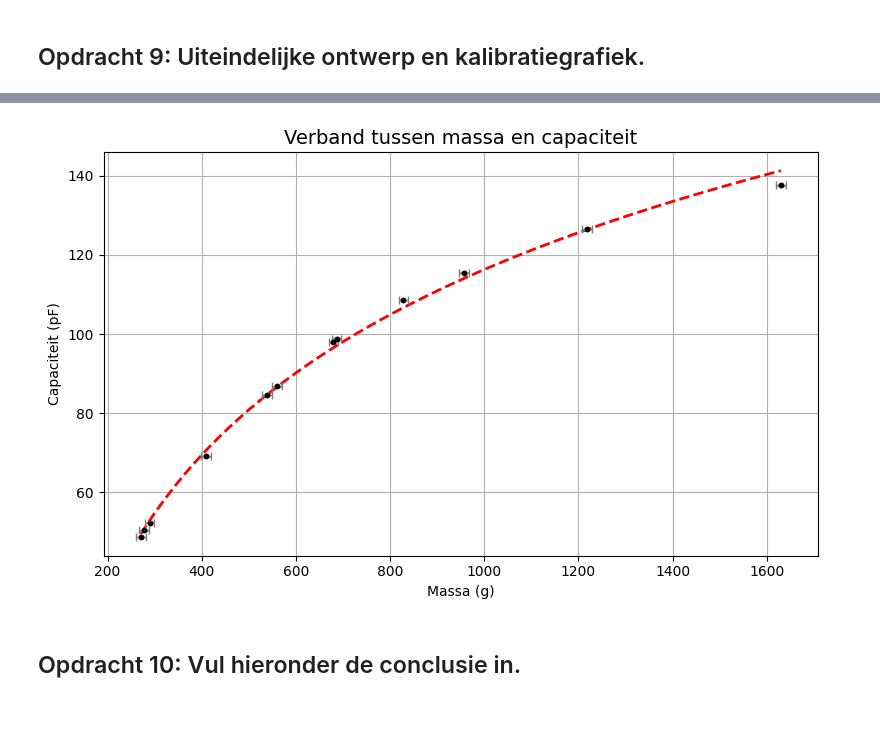
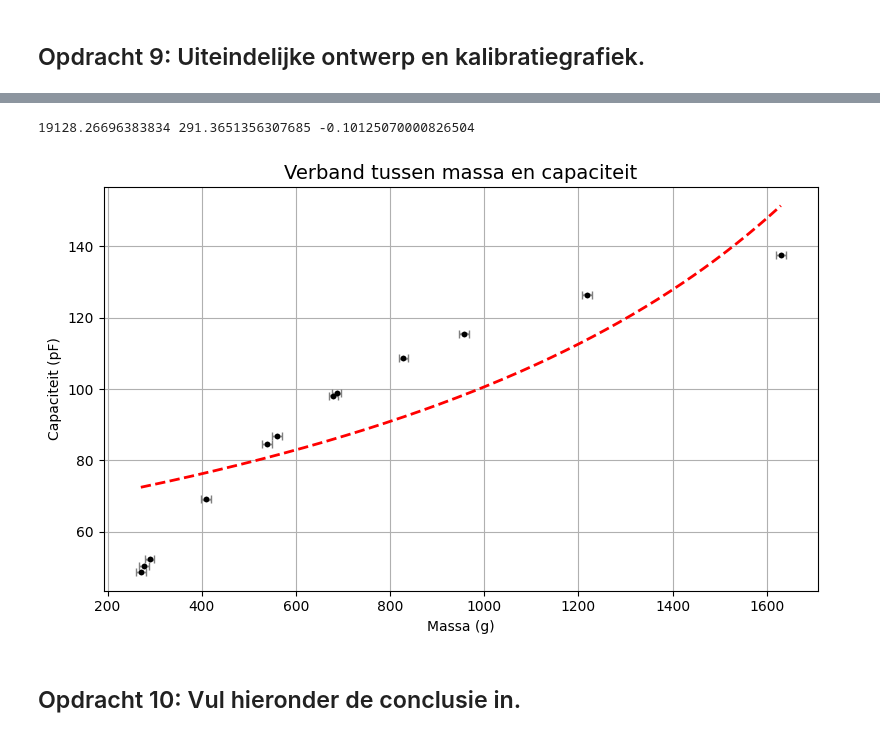
Before and after one commit to fvandeschaft-ai/defd-floor-goed, a Jupyter notebook: FysiekeOntwerpopdrachten/2OntwerpEenSensorCondensator/DEFOntwerpopdracht2OntwerpEenSensorInvulTemplate.ipynb, the cells around one changed output, grey strips where cells are left out. Drawn from its saved outputs; the diff is of its cells as text; code cells hidden in the pictures.

```diff
--- a/FysiekeOntwerpopdrachten/2OntwerpEenSensorCondensator/DEFOntwerpopdracht2OntwerpEenSensorInvulTemplate.ipynb
+++ b/FysiekeOntwerpopdrachten/2OntwerpEenSensorCondensator/DEFOntwerpopdracht2OntwerpEenSensorInvulTemplate.ipynb
@@ -247,38 +246,47 @@ Onze sensor kan nog verbetered worden door de volgende verbeteringen (minimaal 2
 # en zet ook de verwachte ontwerpgrafiek erbij
 
 # De eerder geplotte kalibratiegrafiek nu met een curve_fit
 
 massa = np.array([270.6, 277.2, 409.1, 1630.0, 686.3, 956.9, 289.6, 538.8, 828.4, 560.2, 679.7,1218])
 arduino_waarden = np.array([48.7, 50.4, 69.1, 137.6, 98.8, 115.5, 52.3, 84.6, 108.6, 86.8, 98.1,126.5 ])    #pF
 
-def functie(x, a, b):
-    return np.log(x)*a + b
+#curve_fit met een linear verband uit vlakkenplaat
+
+def functie(x, a, b,c):
+    return a/(b+c*x)
 
 popt, pcov = curve_fit(functie, massa, arduino_waarden)
-a, b = popt
+a, b,c = popt
+print(a,b,c)
 
 massa_fit = np.linspace(min(massa), max(massa), 400)
-fit_values = functie(massa_fit, a, b)
+fit_values = functie(massa_fit, a, b,c)
 
+#curve_fit met een logaritmisch verband
 #toevoegen errorbars
+
+#linear indruk spons duidelijk niet linear indrukken
+#ontwerpplot
+
 u_m= 10
 u_ard= 0.1
 
 plt.figure(figsize=(8,5))
 plt.plot(massa, arduino_waarden, 'k.', label = "verband massa en capaciteit")
 plt.plot(massa_fit, fit_values, 'r--', linewidth=2, label=f"Fit: C = {a:.4f}·√m + {b:.2f}")
 plt.xlabel("Massa (g)", fontsize=10)
 plt.ylabel("Capaciteit (pF)", fontsize=10)
 
 # errorbars tekenen
 plt.errorbar(massa, arduino_waarden, xerr=u_m, yerr=u_ard, fmt='k.', ecolor='gray', elinewidth=1,capsize=3, label="Meetpunten + errorbars")
 
 plt.title("Verband tussen massa en capaciteit", fontsize=14)
 plt.grid(True)
 plt.tight_layout()
 plt.show()
 # %% [output]
+19128.26696383834 291.3651356307685 -0.10125070000826504
-[figure, old version]
+[figure, new version]
 # %% [markdown]
 ## Opdracht 10: Vul hieronder de conclusie in.
 # %% [markdown]
```
Also changed, not shown: parts of 2 cells of this notebook.
